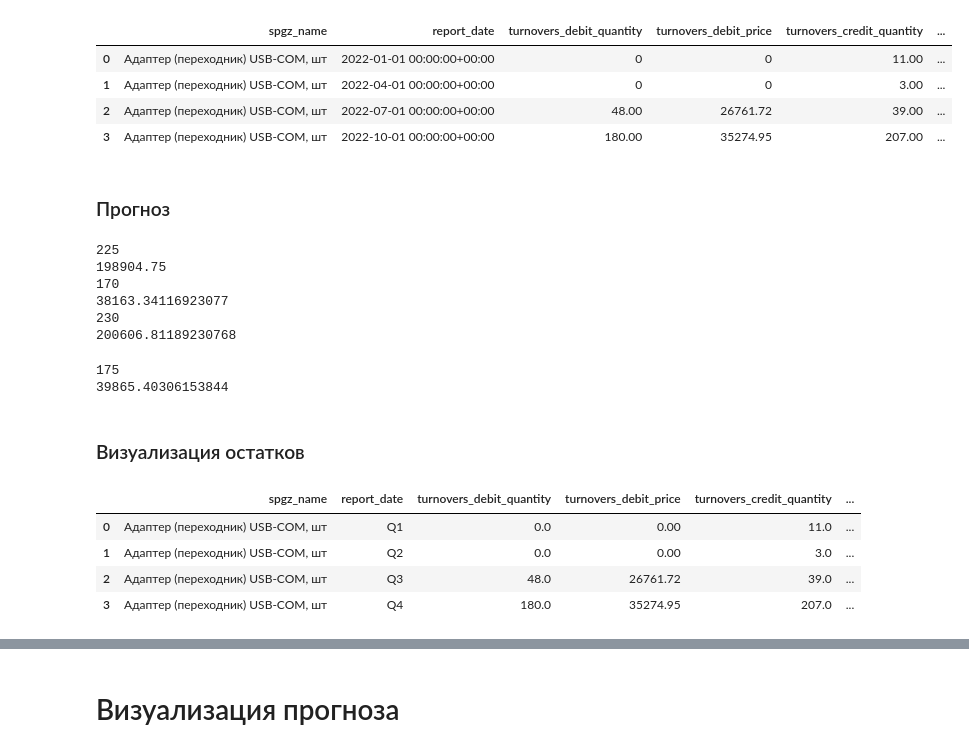
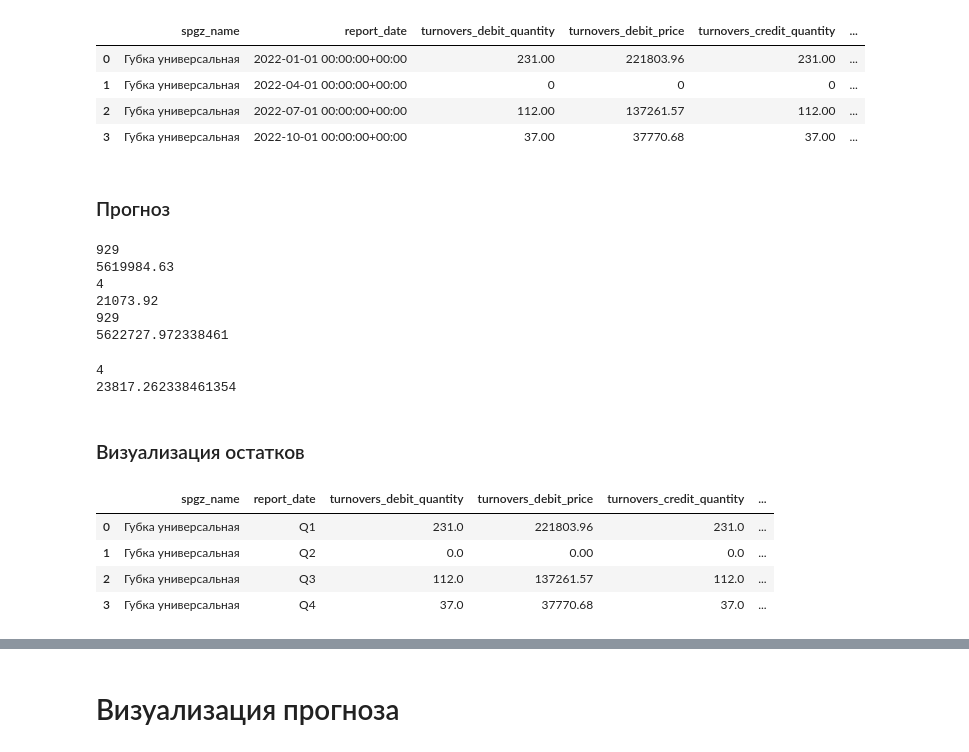
Before and after one commit to GZakala/lct_hack, a Jupyter notebook: research/financial.ipynb, the cells around one changed output, grey strips where cells are left out. Cells and saved outputs as stored; diff of their text form; code cells hidden in the pictures.

```diff
--- a/research/financial.ipynb
+++ b/research/financial.ipynb
@@ -24,27 +24,27 @@ sql_client = PSQLClient(
 # %%
 df = sql_client.select_df("""
 select 	spgz_name,
 		date_trunc('quarter', start_report_date_quarter) + interval '3 month' as report_date,
         sum(turnovers_debit_quantity) as turnovers_debit_quantity,
         sum(turnovers_debit_price) as turnovers_debit_price,
 		sum(turnovers_credit_quantity) as turnovers_credit_quantity,
 		sum(turnovers_credit_price) as turnovers_credit_price,
 		sum(saldo_end_debit_quantity) as saldo_end_debit_quantity,
 		sum(saldo_end_debit_price) as saldo_end_debit_price,
 		max(last_saldo_end_debit_quantity) as last_saldo_end_debit_quantity,
 		max(last_saldo_end_debit_price) as last_saldo_end_debit_price
 	from financial_quarter_data
-	where spgz_name = 'Адаптер (переходник) USB-COM, шт'
+	where spgz_name = 'Губка универсальная'
 	group by spgz_name, date_trunc('quarter', start_report_date_quarter)
 	order by spgz_name, date_trunc('quarter', start_report_date_quarter);
 """)
 df
 # %% [output]
 |  | spgz_name | report_date | turnovers_debit_quantity | turnovers_debit_price | turnovers_credit_quantity | ... |
-| 0 | Адаптер (переходник) USB-COM, шт | 2022-01-01 00:00:00+00:00 | 0 | 0 | 11.00 | ... |
-| 1 | Адаптер (переходник) USB-COM, шт | 2022-04-01 00:00:00+00:00 | 0 | 0 | 3.00 | ... |
-| 2 | Адаптер (переходник) USB-COM, шт | 2022-07-01 00:00:00+00:00 | 48.00 | 26761.72 | 39.00 | ... |
-| 3 | Адаптер (переходник) USB-COM, шт | 2022-10-01 00:00:00+00:00 | 180.00 | 35274.95 | 207.00 | ... |
+| 0 | Губка универсальная | 2022-01-01 00:00:00+00:00 | 231.00 | 221803.96 | 231.00 | ... |
+| 1 | Губка универсальная | 2022-04-01 00:00:00+00:00 | 0 | 0 | 0 | ... |
+| 2 | Губка универсальная | 2022-07-01 00:00:00+00:00 | 112.00 | 137261.57 | 112.00 | ... |
+| 3 | Губка универсальная | 2022-10-01 00:00:00+00:00 | 37.00 | 37770.68 | 37.00 | ... |
 # %% [markdown]
 ### Прогноз
 # %%
@@ -62,18 +62,18 @@ print(avg_turnovers_credit_price)
 print(avg_saldo_credit_quantity)
 print(avg_saldo_credit_price)
 # %% [output]
-225
-198904.75
-170
-38163.34116923077
-230
-200606.81189230768
+929
+5619984.63
+4
+21073.92
+929
+5622727.972338461
 # %%
 print(avg_saldo_credit_quantity - (last_saldo_end_debit_quantity - avg_turnovers_credit_quantity))
 print(avg_saldo_credit_price - (last_saldo_end_debit_price - avg_turnovers_credit_price))
 # %% [output]
-175
-39865.40306153844
+4
+23817.262338461354
 # %% [markdown]
 ### Визуализация остатков
 # %%
@@ -90,8 +90,8 @@ df = df.sort_values(by='report_date')
 df
 # %% [output]
 |  | spgz_name | report_date | turnovers_debit_quantity | turnovers_debit_price | turnovers_credit_quantity | ... |
-| 0 | Адаптер (переходник) USB-COM, шт | Q1 | 0.0 | 0.00 | 11.0 | ... |
-| 1 | Адаптер (переходник) USB-COM, шт | Q2 | 0.0 | 0.00 | 3.0 | ... |
-| 2 | Адаптер (переходник) USB-COM, шт | Q3 | 48.0 | 26761.72 | 39.0 | ... |
-| 3 | Адаптер (переходник) USB-COM, шт | Q4 | 180.0 | 35274.95 | 207.0 | ... |
+| 0 | Губка универсальная | Q1 | 231.0 | 221803.96 | 231.0 | ... |
+| 1 | Губка универсальная | Q2 | 0.0 | 0.00 | 0.0 | ... |
+| 2 | Губка универсальная | Q3 | 112.0 | 137261.57 | 112.0 | ... |
+| 3 | Губка универсальная | Q4 | 37.0 | 37770.68 | 37.0 | ... |
 # %%
```
Also changed, not shown: parts of 16 cells of this notebook, 20 other files.
